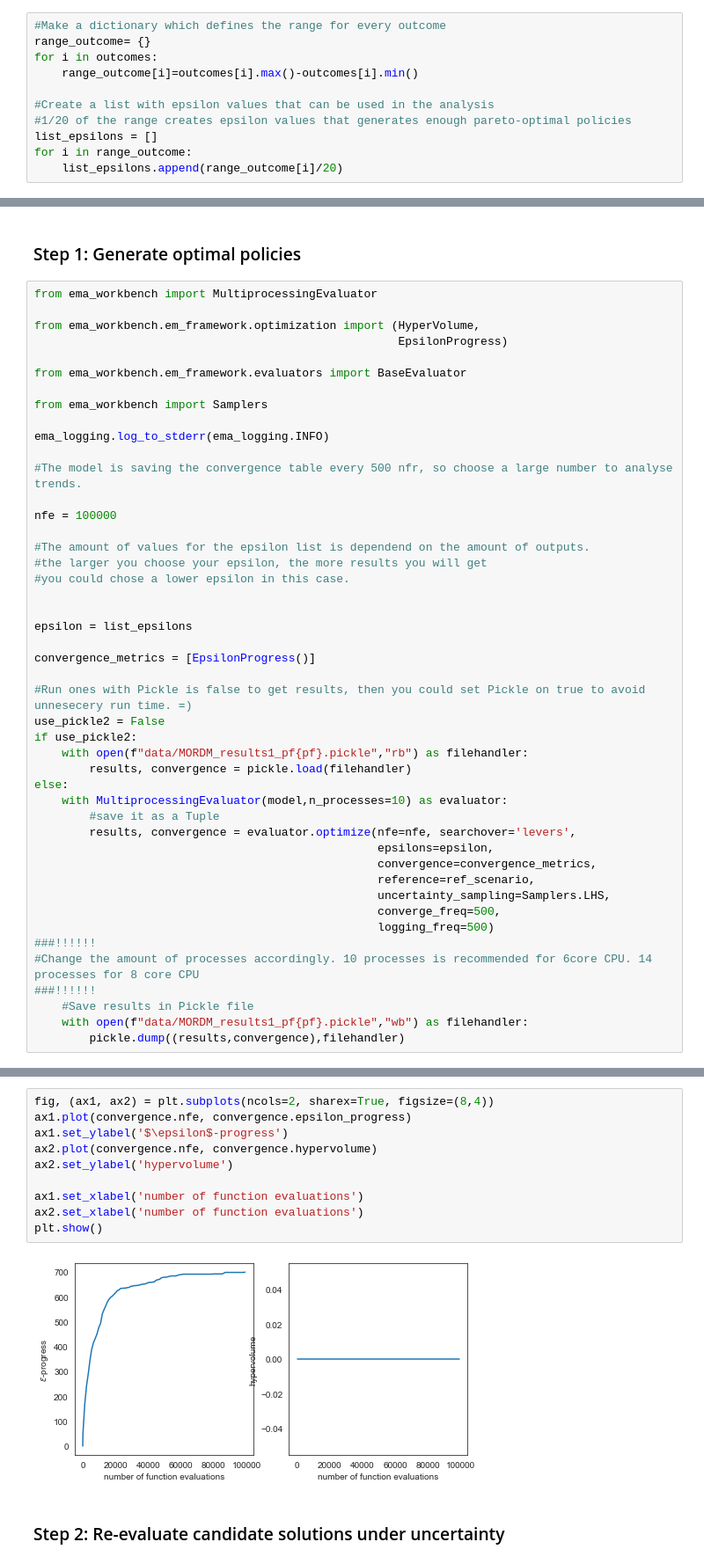
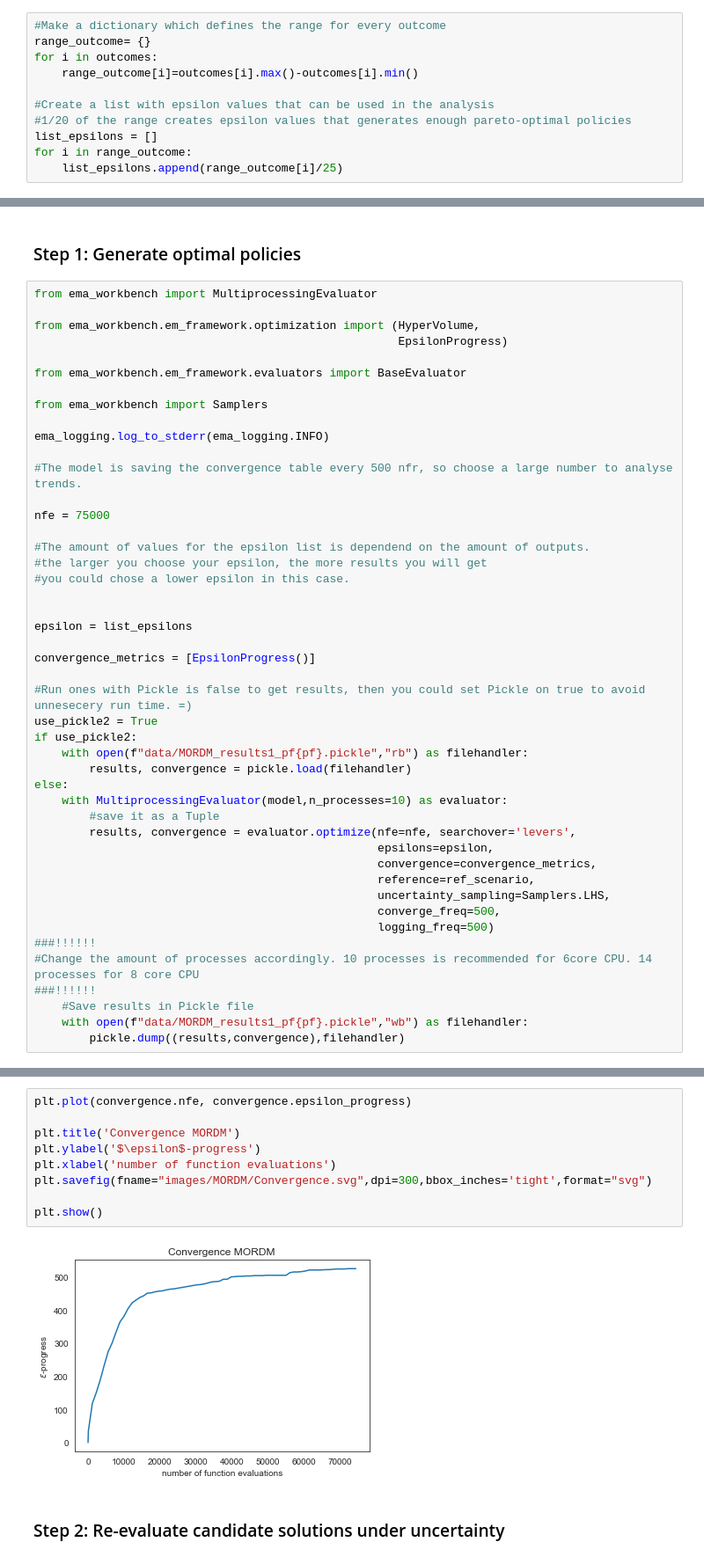
Before and after one commit to EwoutH/modelbased-g13, a Jupyter notebook: Optimization policies.ipynb, the cells around one changed output, grey strips where cells are left out. Shown: that part at 88% size. Saved outputs shown, nothing was run; the diff lists cells and outputs as text.

Commit message:
Optimization policies
Moved results pickle to right folder

Made images of every plot

```diff
--- a/Optimization policies.ipynb
+++ b/Optimization policies.ipynb
@@ -54,7 +49,7 @@ for i in outcomes:
 #1/20 of the range creates epsilon values that generates enough pareto-optimal policies
 list_epsilons = []
 for i in range_outcome:
-    list_epsilons.append(range_outcome[i]/20)
+    list_epsilons.append(range_outcome[i]/25)
 # %%
 #The references values are from the std document of dike_model_simulation.py
 
@@ -92,7 +87,7 @@ ema_logging.log_to_stderr(ema_logging.INFO)
 
 #The model is saving the convergence table every 500 nfr, so choose a large number to analyse trends.
 
-nfe = 100000
+nfe = 75000
 
 #The amount of values for the epsilon list is dependend on the amount of outputs.
 #the larger you choose your epsilon, the more results you will get
@@ -104,7 +99,7 @@ epsilon = list_epsilons
 convergence_metrics = [EpsilonProgress()]
 
 #Run ones with Pickle is false to get results, then you could set Pickle on true to avoid unnesecery run time. =)
-use_pickle2 = False
+use_pickle2 = True
 if use_pickle2:
     with open(f"data/MORDM_results1_pf{pf}.pickle","rb") as filehandler:
         results, convergence = pickle.load(filehandler)
@@ -185,15 +169,14 @@ convergence
 # %%
-fig, (ax1, ax2) = plt.subplots(ncols=2, sharex=True, figsize=(8,4))
-ax1.plot(convergence.nfe, convergence.epsilon_progress)
-ax1.set_ylabel('$\epsilon$-progress')
-ax2.plot(convergence.nfe, convergence.hypervolume)
-ax2.set_ylabel('hypervolume')
+plt.plot(convergence.nfe, convergence.epsilon_progress)
 
-ax1.set_xlabel('number of function evaluations')
-ax2.set_xlabel('number of function evaluations')
+plt.title('Convergence MORDM')
+plt.ylabel('$\epsilon$-progress')
+plt.xlabel('number of function evaluations')
+plt.savefig(fname="images/MORDM/Convergence.svg",dpi=300,bbox_inches='tight',format="svg")
+
 plt.show()
 # %% [output]
-[figure, old version]
+[figure, new version]
 # %% [markdown]
 ### Step 2: Re-evaluate candidate solutions under uncertainty
 # %% [markdown]
```
Also changed, not shown: parts of 15 cells of this notebook, 7 other files.
